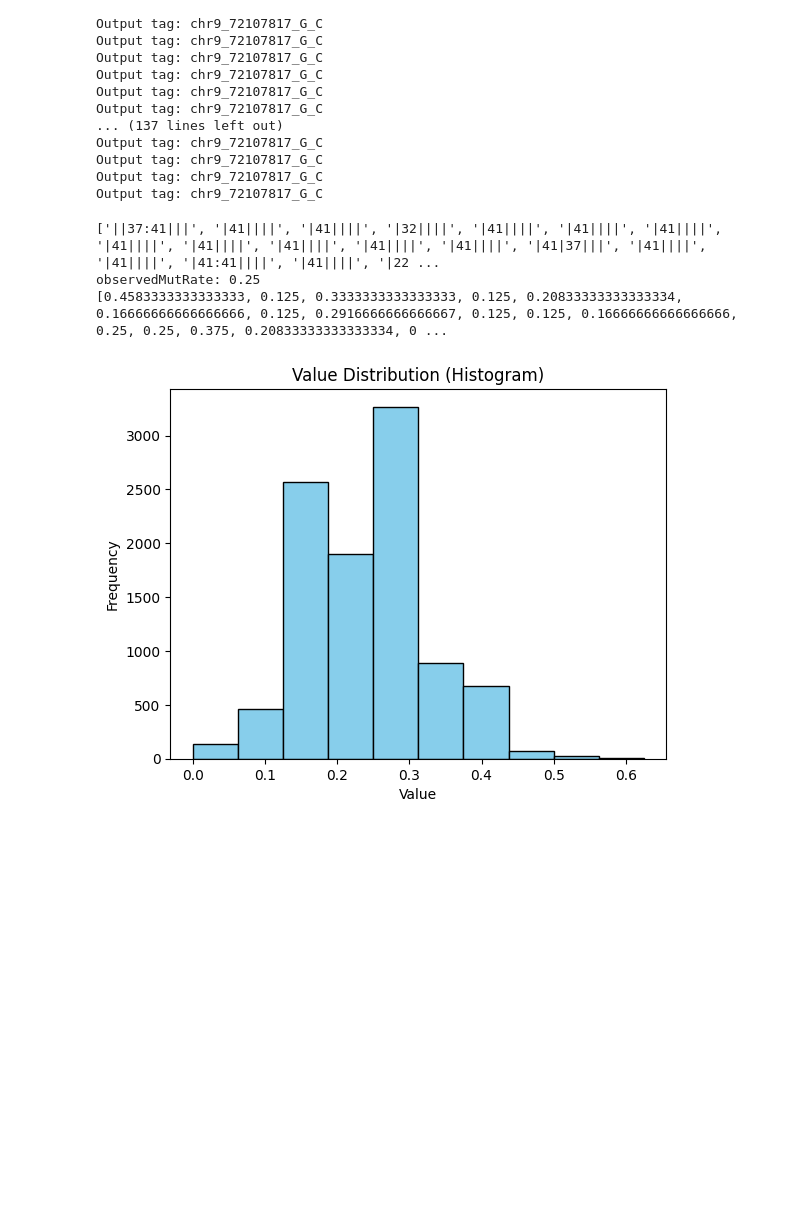
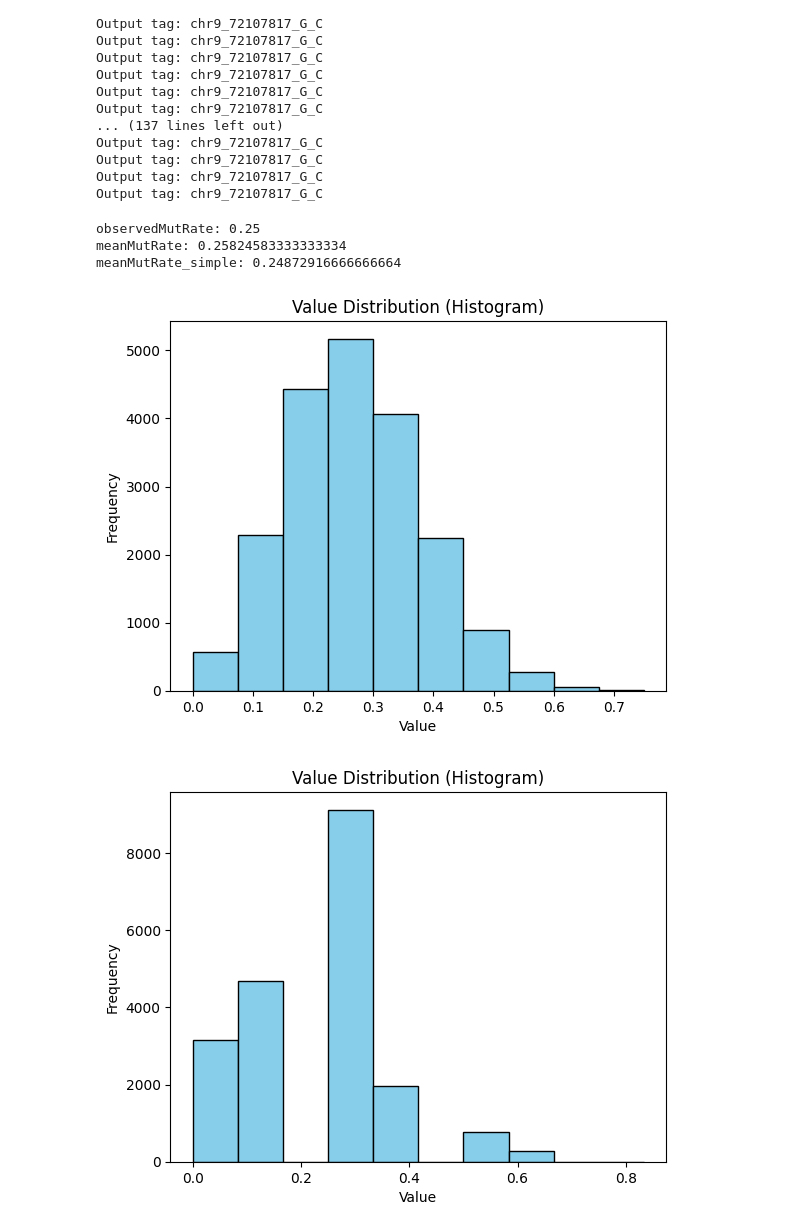
Before and after one commit to QunATCG/scMutrace, a Jupyter notebook: test.ipynb, the cells around one changed output. Drawn from its saved outputs; the diff is of its cells as text; code cells hidden in the pictures; blank space fills up the shorter version.

```diff
--- a/test.ipynb
+++ b/test.ipynb
@@ -439,42 +439,70 @@ Output tag: chr9_72107817_G_C
 # %%
 import random
 from src.py_utils import *
+
+def shuffle_reads_simple(baseQualityInfoOnesite, times):
+    cells = baseQualityInfoOnesite.split(";")
+    cell = random.choices(cells, k = times)
+    return cell
 
 resampleNum = 1000
 refBase = "T"
 baseQualityInfoOnesite = "|22||||;|41:41||||;|41||||;|32||||;|41||||;||41|||;|41:41||||;||37|||;|37||||;|41||||;|41||||;||37|||"
 samples_random_baseQuaInfo = []
+samples_random_baseQuaInfo_simple = []
+samples_random_baseQuaInfo_simple = shuffle_reads_simple(baseQualityInfoOnesite, resampleNum)
 readcountsNum, baseWeight, tmpDic, tmpDicP, readcountsWeight = shuffle_reads_features(refBase,baseQualityInfoOnesite)
 #print("#####", readcountsNum, baseWeight, tmpDic, tmpDicP, readcountsWeight)
 for i in range(0, resampleNum):
     sample_random_baseQuaInfo_tmp = shuffle_reads_baseonFeatures(readcountsNum, baseWeight, tmpDic, tmpDicP, readcountsWeight)
     samples_random_baseQuaInfo.append(sample_random_baseQuaInfo_tmp)
-print(samples_random_baseQuaInfo)
 
 refNum, altNum = count_CellNum_fromQuainfo(refBase, baseQualityInfoOnesite)
 total = refNum + altNum
 observedMutRate = altNum / total
 print("observedMutRate:", observedMutRate)
 mutRateList = []
-for i in range(0, resampleNum * 10):
-    oneSiteBaseQuaList = random.sample(samples_random_baseQuaInfo, total * 2)
+mutRateList_simple = []
+for i in range(0, resampleNum * 20):
+    oneSiteBaseQuaList = random.sample(samples_random_baseQuaInfo, total)
     oneSiteBaseQua = ";".join(oneSiteBaseQuaList)
     refNum_tmp, altNum_tmp = count_CellNum_fromQuainfo(refBase, oneSiteBaseQua)
     total_tmp = refNum_tmp + altNum_tmp
     mutRate = altNum_tmp / total_tmp
     mutRateList.append(mutRate)
-print(mutRateList)
+
+meanMutRate = np.mean(mutRateList)
+print("meanMutRate:", meanMutRate)
+
+for i in range(0, resampleNum * 20):
+    oneSiteBaseQuaList = random.sample(samples_random_baseQuaInfo_simple, total)
+    oneSiteBaseQua = ";".join(oneSiteBaseQuaList)
+    refNum_tmp, altNum_tmp = count_CellNum_fromQuainfo(refBase, oneSiteBaseQua)
+    total_tmp = refNum_tmp + altNum_tmp
+    mutRate = altNum_tmp / total_tmp
+    mutRateList_simple.append(mutRate)
+
+meanMutRate_simple = np.mean(mutRateList_simple)
+print("meanMutRate_simple:", meanMutRate_simple)
 
 # plot mutation rate distribution and observed mutation rate
 import matplotlib.pyplot as plt
 
 plt.hist(mutRateList, bins=10, color='skyblue', edgecolor='black')
 plt.xlabel('Value')
 plt.ylabel('Frequency')
 plt.title('Value Distribution (Histogram)')
 plt.show()
+
+
+plt.hist(mutRateList_simple, bins=10, color='skyblue', edgecolor='black')
+plt.xlabel('Value')
+plt.ylabel('Frequency')
+plt.title('Value Distribution (Histogram)')
+plt.show()
 # %% [output]
-['||37:41|||', '|41||||', '|41||||', '|32||||', '|41||||', '|41||||', '|41||||', '|41||||', '|41||||', '|41||||', '|41||||', '|41||||', '|41|37|||', '|41||||', '|41||||', '|41:41||||', '|41||||', '|22 ...
 observedMutRate: 0.25
-[0.4583333333333333, 0.125, 0.3333333333333333, 0.125, 0.20833333333333334, 0.16666666666666666, 0.125, 0.2916666666666667, 0.125, 0.125, 0.16666666666666666, 0.25, 0.25, 0.375, 0.20833333333333334, 0 ...
+meanMutRate: 0.25824583333333334
+meanMutRate_simple: 0.24872916666666664
-[figure, old version]
+[figure, new version]
+[figure, added]
```
